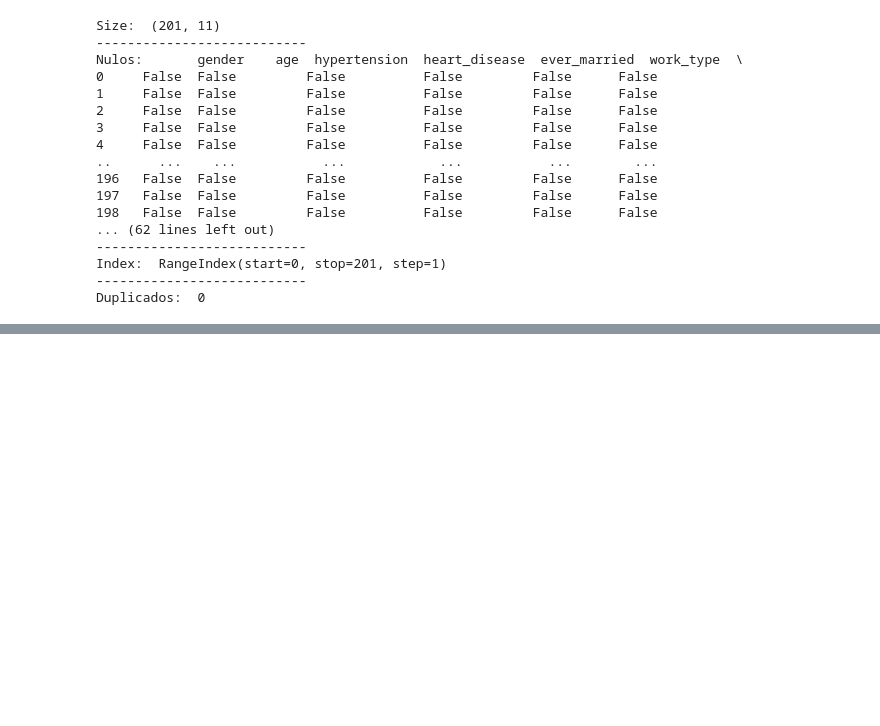
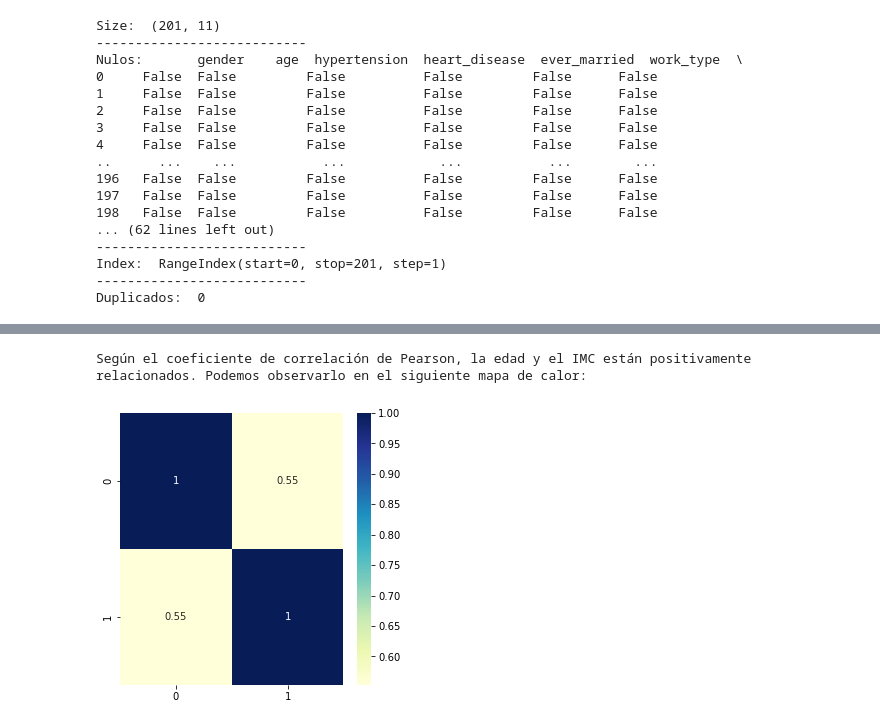
Before and after one commit to Adalab/Adalab-DA-promo-b-modulo-2-sprint-1-Ariana-Vero, a Jupyter notebook: Repaso_estadística_visualización/repaso.ipynb, the cells around one changed output, grey strips where cells are left out. Drawn from its saved outputs; the diff is of its cells as text; code cells hidden in the pictures; blank space fills up the shorter version.

```diff
--- a/Repaso_estadística_visualización/repaso.ipynb
+++ b/Repaso_estadística_visualización/repaso.ipynb
@@ -108,0 +144,14 @@ Duplicados:  0
+# %%
+    #- ¿Hay correlación entre la edad y el IMC para un infarto cerebral?
+
+corr=np.corrcoef(datos_age,datos_bmi)
+
+print('Según el coeficiente de correlación de Pearson, la edad y el IMC están positivamente relacionados. Podemos observarlo en el siguiente mapa de calor:')
+
+plt.figure(figsize = (5,5))
+sns.heatmap(corr,
+            cmap = "YlGnBu", # para cambiar el color
+           annot = True); # para sacar el valor de la correlación
+# %% [output]
+Según el coeficiente de correlación de Pearson, la edad y el IMC están positivamente relacionados. Podemos observarlo en el siguiente mapa de calor:
+[figure, added]
```
Also changed, not shown: parts of 10 cells of this notebook.
